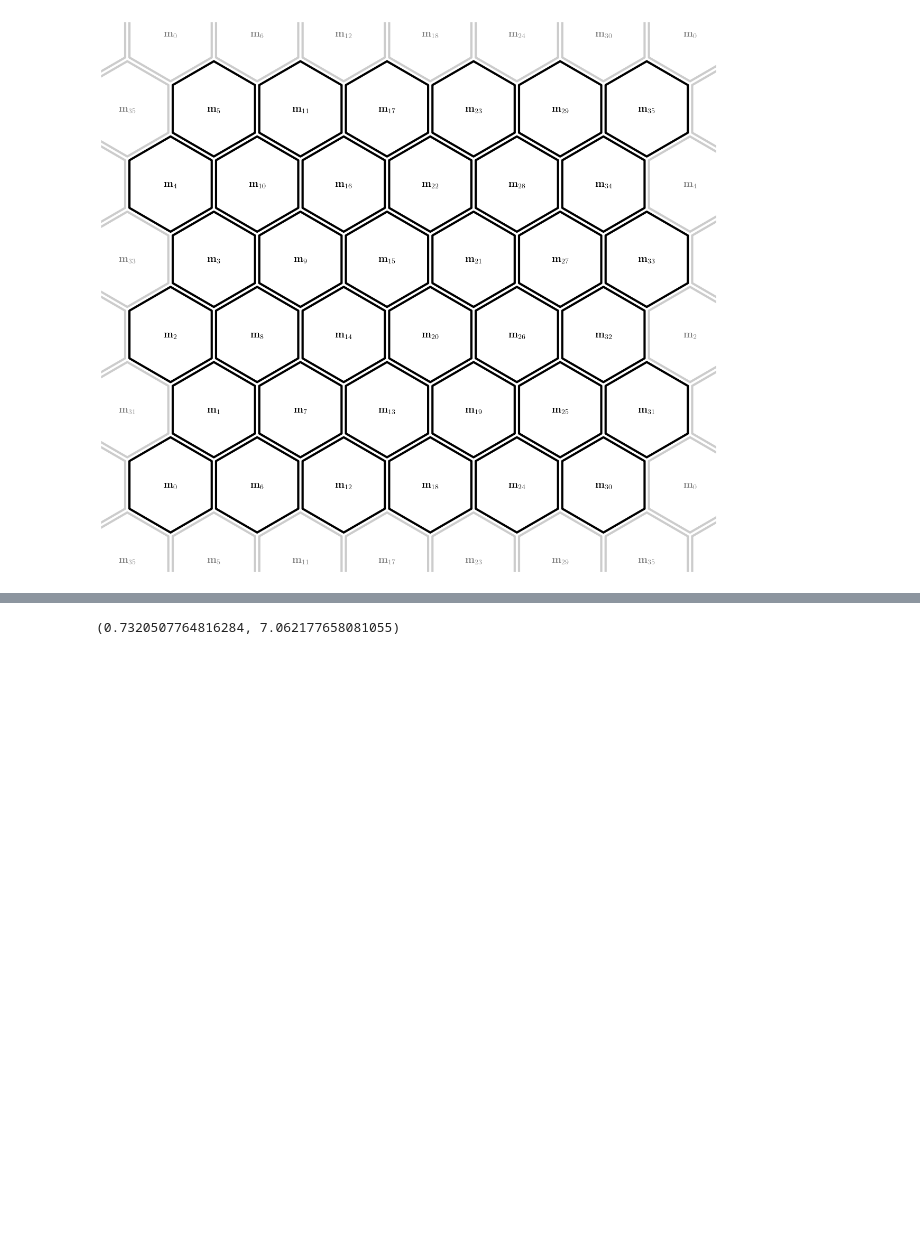
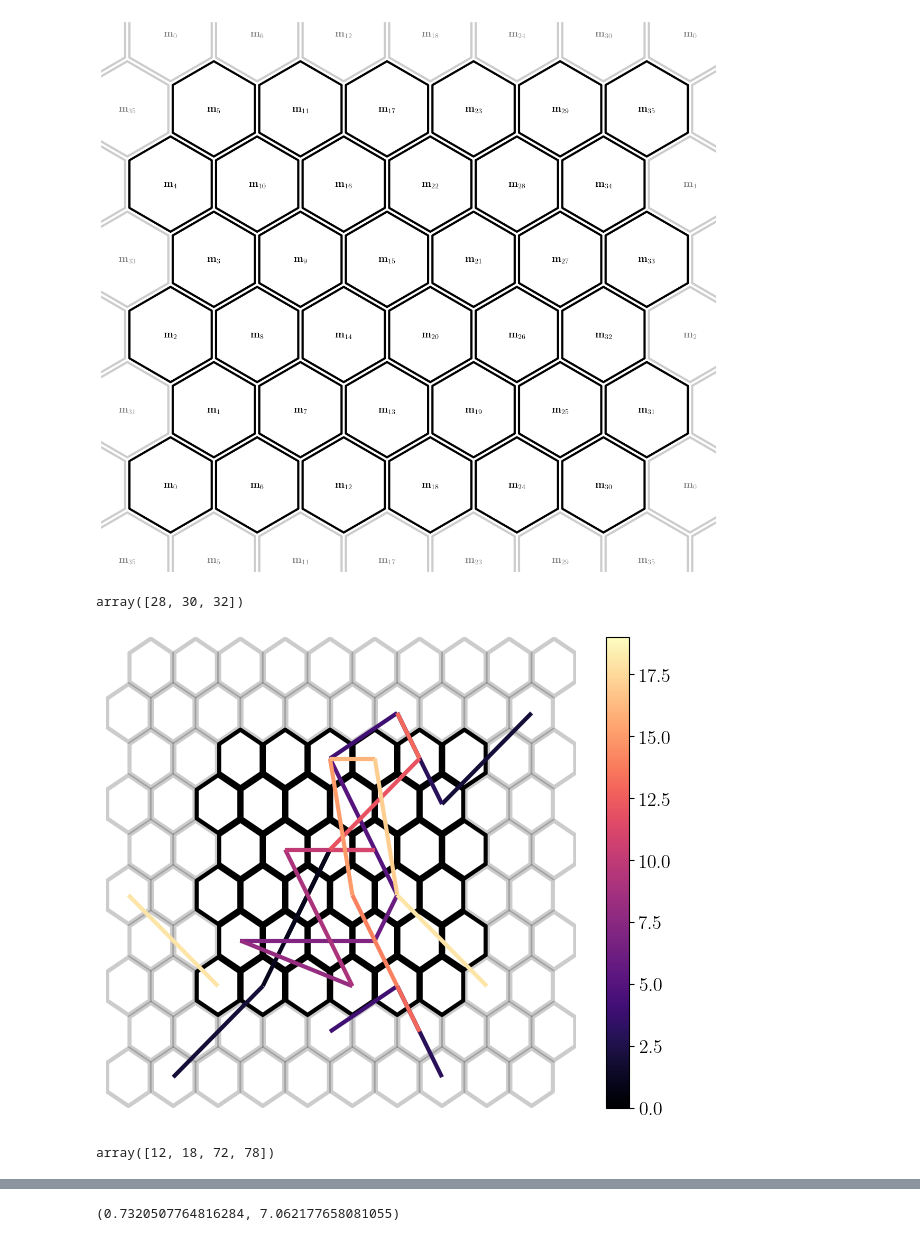
Before and after one commit to hbanderier/persistent-extremes-era5, a Jupyter notebook: presentation_plots.ipynb, the cells around one changed output, grey strips where cells are left out. Saved outputs shown, nothing was run; the diff lists cells and outputs as text; code cells hidden in the pictures; blank space fills up the shorter version.

Commit message:
periodic traj plot tests

```diff
--- a/presentation_plots.ipynb
+++ b/presentation_plots.ipynb
@@ -48,3 +48,7 @@ ax.set_ylim(ylims)
 # %% [output]
 (0.7320507764816284, 7.062177658081055)
 [figure]
+# %%
+traj
+# %% [output]
+array([28, 30, 32])
@@ -50,0 +79,26 @@ ax.set_ylim(ylims)
+# %%
+from plots import *
+from matplotlib.collections import LineCollection
+
+fig, ax = plt.subplots(figsize=(6, 6 * 0.8))
+fig.subplots_adjust(left=0.01, right=0.99, bottom=0.01, top=0.99)
+thesepops = np.sum(traj[:, None] == np.arange(36)[None, :], axis=0)
+kwargs = dict(cmap=mpl.colormaps['gray_r'], norm=Normalize(0, np.amax(thesepops)))
+
+fig, ax = splots.plot_map(
+    coords, np.ones(len(coords)), 'hexagons',
+    draw_cbar=False, figsize=(15, 13.5),
+    show=False, edgecolors = 'black', cmap='Greys',
+    alphas=alphas, linewidths=3, fig=fig, ax=ax
+)
+
+norm = Normalize(0, len(traj) - 1)
+lc = LineCollection(segments, cmap='magma', norm=norm)
+lc.set_array(np.repeat(np.arange(len(traj) - 1), repeats=reps))
+lc.set_linewidth(3)
+im = ax.add_collection(lc)
+cbar = fig.colorbar(im)
+# ax.set_xlim(xlims)
+# ax.set_ylim(ylims)
+# %% [output]
+[figure, added]
@@ -50,0 +115,4 @@ ax.set_ylim(ylims)
+# %%
+ks
+# %% [output]
+array([12, 18, 72, 78])
```
Also changed, not shown: parts of 7 cells of this notebook.
